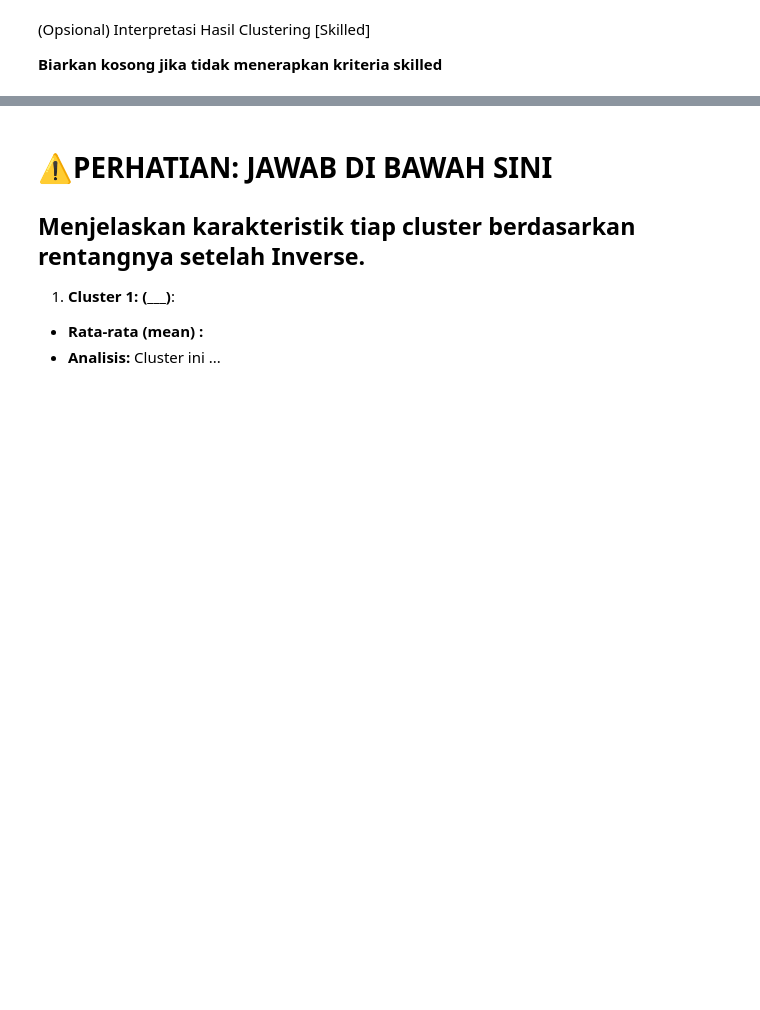
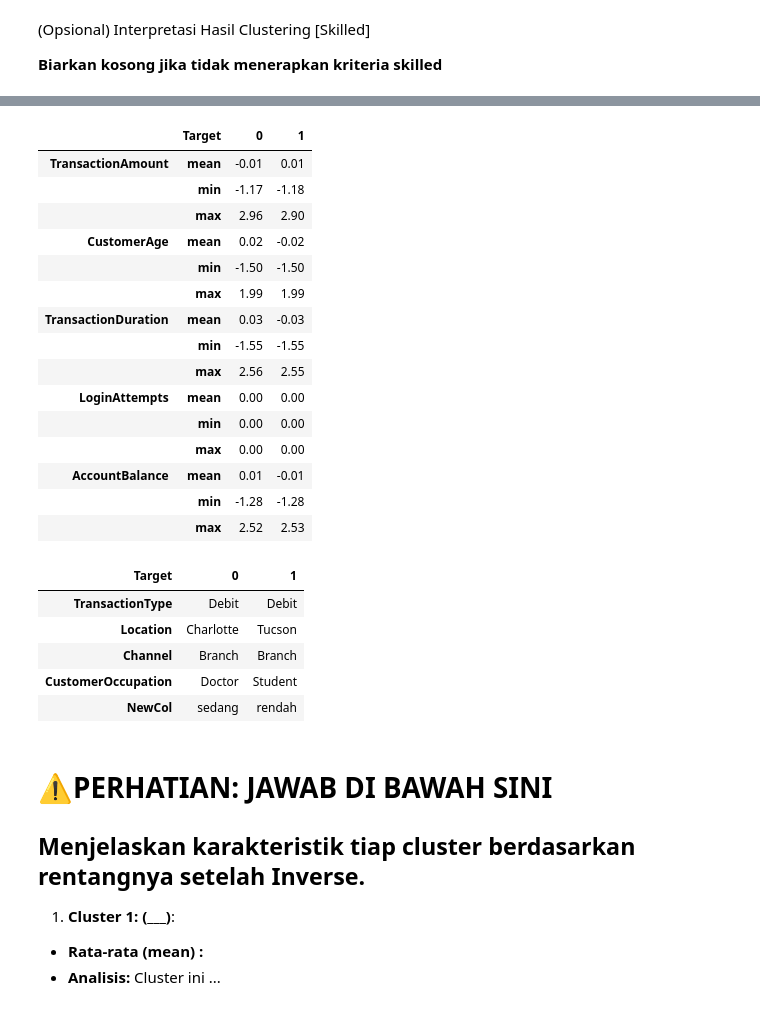
Before and after one commit to muchammadwr/bank-segmentation-customers, a Jupyter notebook: notebooks/[Clustering]_Submission_Akhir_BMLP_MuchammadWildanAlkautsar.ipynb, the cells around one changed output, grey strips where cells are left out. Drawn from its saved outputs; the diff is of its cells as text; code cells hidden in the pictures; blank space fills up the shorter version.

```diff
--- a/notebooks/[Clustering]_Submission_Akhir_BMLP_MuchammadWildanAlkautsar.ipynb
+++ b/notebooks/[Clustering]_Submission_Akhir_BMLP_MuchammadWildanAlkautsar.ipynb
@@ -793,9 +822,9 @@ display(________)
 
 ### MULAI CODE ###
 
-df_used.________(________={"Cluster": "Target"}, ________=True)
+df_used.rename(columns={"Cluster": "Target"}, inplace=True)
 
 # Tampilkan 5 baris pertama untuk memverifikasi
-df_used.________()
+df_used.head()
 
 ### SELESAI CODE ###
@@ -819,9 +855,9 @@ df_inverse = df_used.copy()
 ### MULAI CODE ###
 
 # Gunakan 'scaler' untuk mengembalikan 'numerical_cols' ke nilai aslinya.
-df_inverse[numerical_cols] = scaler.________(df_inverse[numerical_cols])
+df_inverse[numerical_cols] = scaler.fit_transform(df_inverse[numerical_cols])
 
 # Tampilkan 5 baris pertama untuk memverifikasi hasilnya
-df_inverse.________()
+df_inverse.head()
 
 ### SELESAI CODE ###
@@ -832,12 +875,12 @@ df_inverse.________()
 
 for column in categorical_cols:
     # Ambil encoder yang tepat untuk 'column' dari dictionary 'encoders'
-    encoder = ________[________]
+    encoder = encoders[column]
 
     # Gunakan scaler untuk mengembalikan (inverse) kolom tersebut
-    df_inverse[column] = encoder.________(df_inverse[column].astype(int))
+    df_inverse[column] = encoder.inverse_transform(df_inverse[column].astype(int))
 
 # Tampilkan 5 baris pertama untuk memverifikasi hasilnya
-df_inverse.________()
+df_inverse.head()
 
 ### SELESEI CODE ###
@@ -844,22 +894,45 @@ df_inverse.________()
 # %%
 # Lakukan analisis deskriptif minimal mean, min dan max untuk fitur numerik dan mode untuk kategorikal seperti pada basic tetapi menggunakan data yang sudah diinverse.
 # pastikan output menghasilkan agregasi dan groupby bersamaan dengan mean, min, dan max kembali setelah melakukan inverse.
 
 ### MULAI CODE ###
 
 # Kelompokkan (groupby) 'df_inverse' berdasarkan 'Target' dan hitung agregasi untuk 'numerical_cols'.
-agg_summary_num = df_inverse.________('Target')[numerical_cols].________(['mean', 'min', 'max']).round(2).T
+agg_summary_num = df_inverse.groupby('Target')[numerical_cols].agg(['mean', 'min', 'max']).round(2).T
 
 # Kelompokkan (groupby) 'df_inverse' berdasarkan 'Target' dan hitung agregasi untuk 'categorical_cols'.
 #   - Hitung agregasi (agg) 'mode' (nilai yang paling sering muncul).
 #   - (Kita gunakan 'lambda x: x.mode()[0]' untuk mengambil nilai mode pertama)
-agg_summary_cat = df_inverse.________('Target')[categorical_cols].________(lambda x: x.mode()[0]).round(2).T
+agg_summary_cat = df_inverse.groupby('Target')[categorical_cols].agg(lambda x: x.mode()[0]).round(2).T
 
 ### SELESAI CODE ###
 
 # Tampilkan kedua hasil ringkasan
 display(agg_summary_num)
 display(agg_summary_cat)
+# %% [output]
+|  | Target | 0 | 1 |
+| TransactionAmount | mean | -0.01 | 0.01 |
+|  | min | -1.17 | -1.18 |
+|  | max | 2.96 | 2.90 |
+| CustomerAge | mean | 0.02 | -0.02 |
+|  | min | -1.50 | -1.50 |
+|  | max | 1.99 | 1.99 |
+| TransactionDuration | mean | 0.03 | -0.03 |
+|  | min | -1.55 | -1.55 |
+|  | max | 2.56 | 2.55 |
+| LoginAttempts | mean | 0.00 | 0.00 |
+|  | min | 0.00 | 0.00 |
+|  | max | 0.00 | 0.00 |
+| AccountBalance | mean | 0.01 | -0.01 |
+|  | min | -1.28 | -1.28 |
+|  | max | 2.52 | 2.53 |
+| Target | 0 | 1 |
+| TransactionType | Debit | Debit |
+| Location | Charlotte | Tucson |
+| Channel | Branch | Branch |
+| CustomerOccupation | Doctor | Student |
+| NewCol | sedang | rendah |
 # %% [markdown]
 # **⚠️PERHATIAN: JAWAB DI BAWAH SINI**
 ## Menjelaskan karakteristik tiap cluster berdasarkan rentangnya setelah **Inverse**.
```
Also changed, not shown: parts of 11 cells of this notebook, 1 other file.
